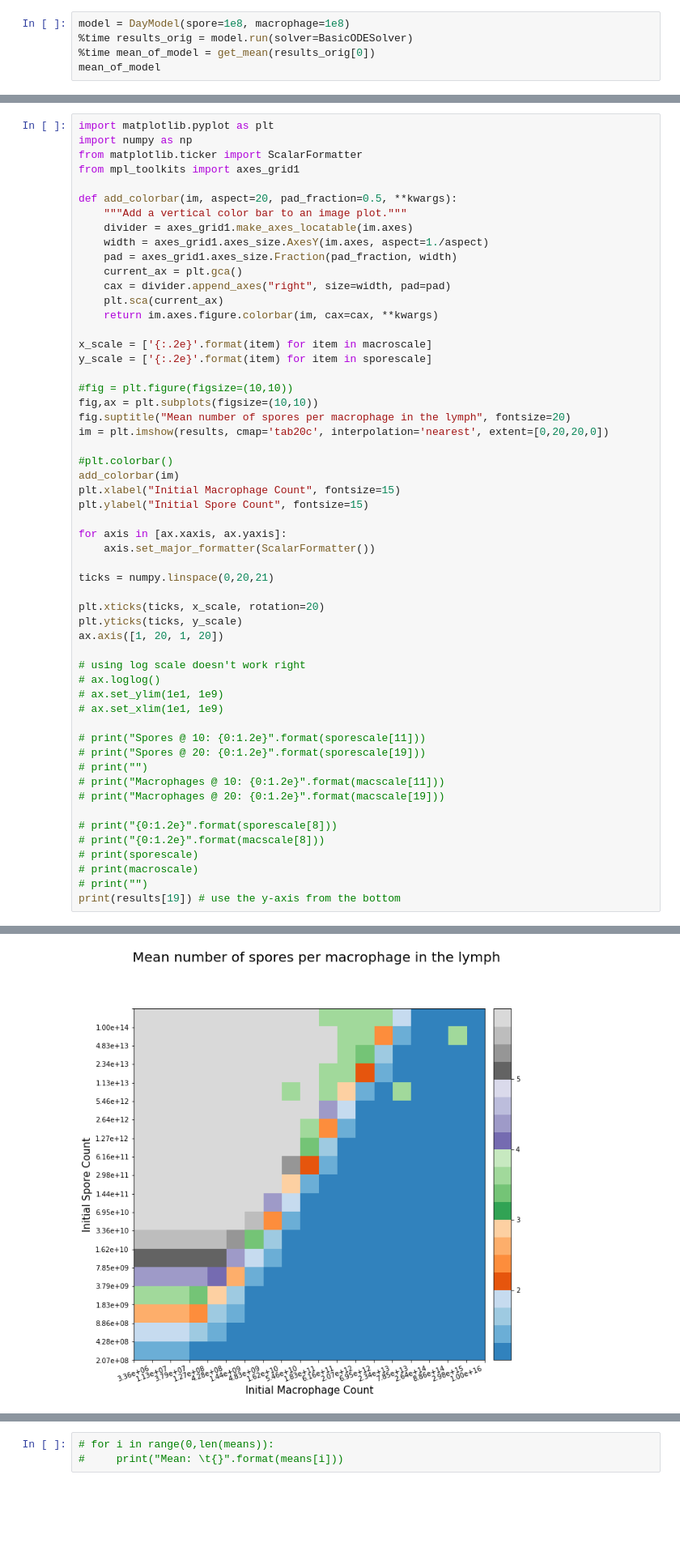
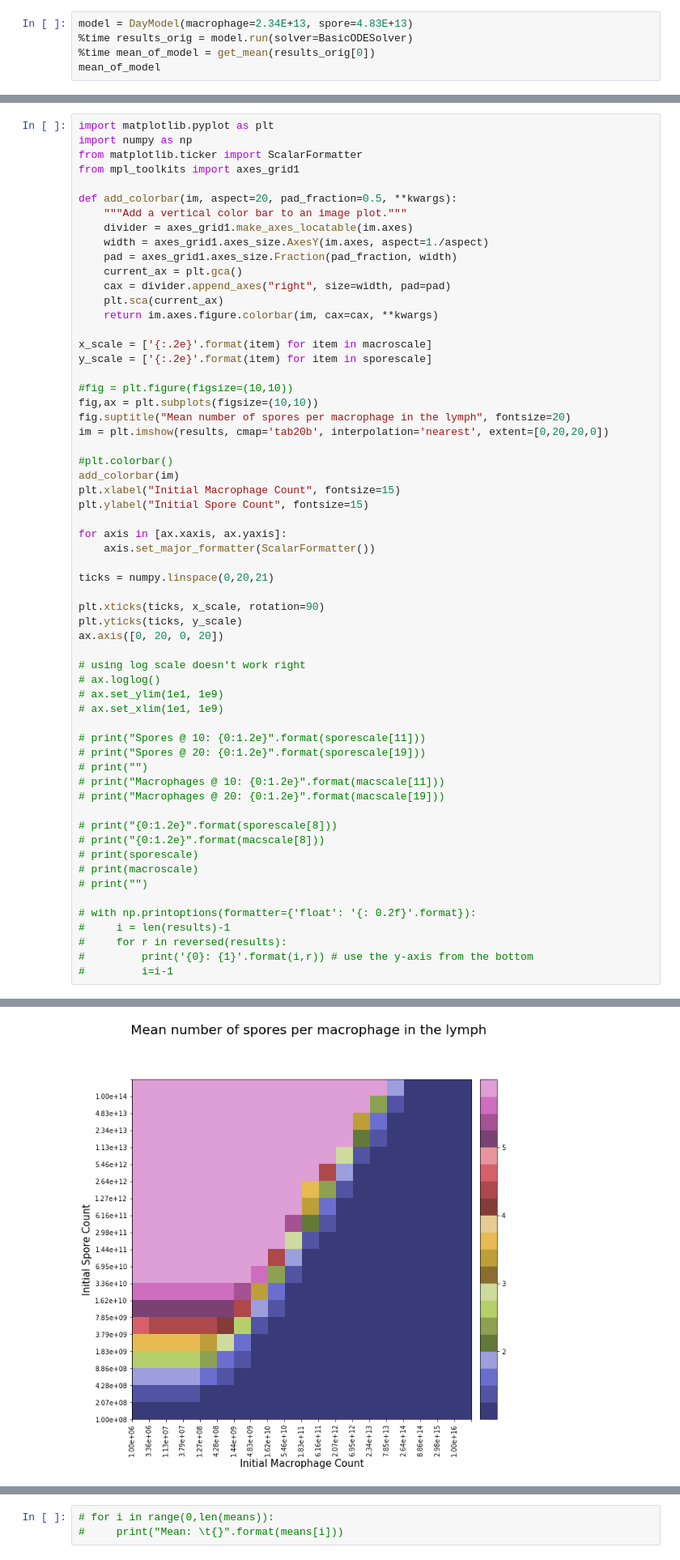
Before and after one commit to technodivergent/Bacillus_Anthracis_Simulation, a Jupyter notebook: Lung Submodel.ipynb, the cells around one changed output, grey strips where cells are left out. Shown at 81% size. Drawn from its saved outputs; the diff is of its cells as text; blank space fills up the shorter version.

```diff
--- a/Lung Submodel.ipynb
+++ b/Lung Submodel.ipynb
@@ -175,7 +175,7 @@ def get_mean(results):
     weighted_avg = num / div
     return weighted_avg
 # %%
-model = DayModel(spore=1e8, macrophage=1e8)
+model = DayModel(macrophage=2.34E+13, spore=4.83E+13)
 %time results_orig = model.run(solver=BasicODESolver)
 %time mean_of_model = get_mean(results_orig[0])
 mean_of_model
@@ -228,7 +221,7 @@ y_scale = ['{:.2e}'.format(item) for item in sporescale]
 #fig = plt.figure(figsize=(10,10))
 fig,ax = plt.subplots(figsize=(10,10))
 fig.suptitle("Mean number of spores per macrophage in the lymph", fontsize=20)
-im = plt.imshow(results, cmap='tab20c', interpolation='nearest', extent=[0,20,20,0])
+im = plt.imshow(results, cmap='tab20b', interpolation='nearest', extent=[0,20,20,0])
 
 #plt.colorbar()
 add_colorbar(im)
@@ -240,9 +233,9 @@ for axis in [ax.xaxis, ax.yaxis]:
 
 ticks = numpy.linspace(0,20,21)
 
-plt.xticks(ticks, x_scale, rotation=20)
+plt.xticks(ticks, x_scale, rotation=90)
 plt.yticks(ticks, y_scale)
-ax.axis([1, 20, 1, 20])
+ax.axis([0, 20, 0, 20])
 
 # using log scale doesn't work right
 # ax.loglog()
@@ -260,5 +253,10 @@ ax.axis([1, 20, 1, 20])
 # print(sporescale)
 # print(macroscale)
 # print("")
-print(results[19]) # use the y-axis from the bottom
+
+# with np.printoptions(formatter={'float': '{: 0.2f}'.format}):
+#     i = len(results)-1
+#     for r in reversed(results):
+#         print('{0}: {1}'.format(i,r)) # use the y-axis from the bottom
+#         i=i-1
 # %% [output]
@@ -269 +264 @@ print(results[19]) # use the y-axis from the bottom
-[figure, old version]
+[figure, new version]
```
Also changed, not shown: parts of 8 cells of this notebook.
